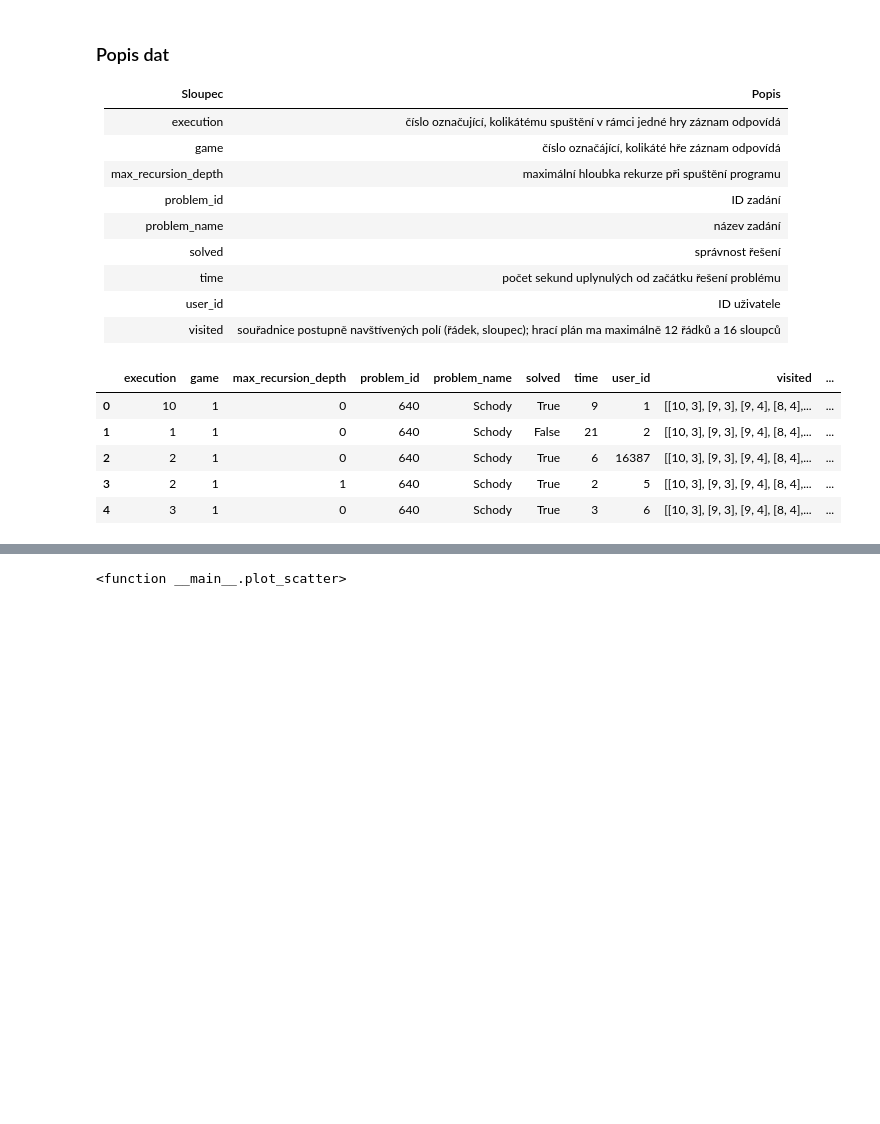
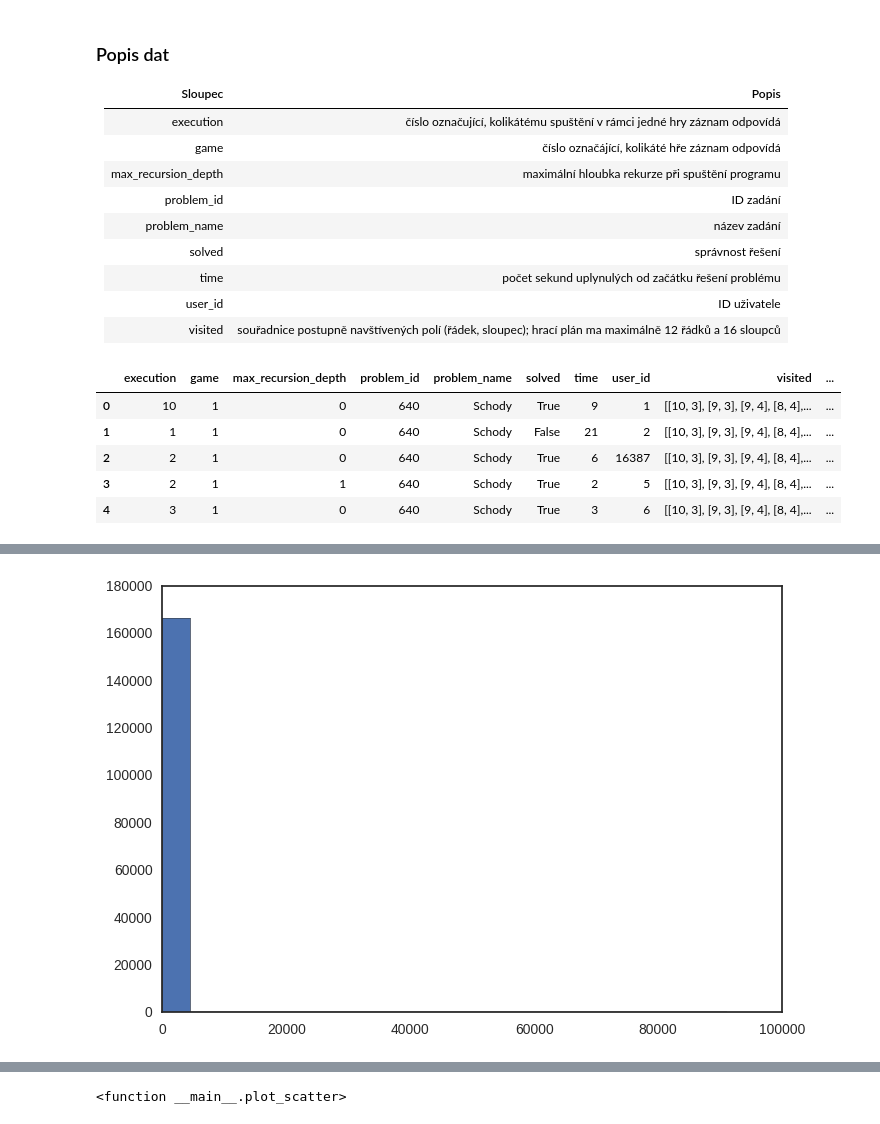
Before and after one commit to adaptive-learning/data-science-workshop, a Jupyter notebook: workshop.ipynb, the cells around one changed output, grey strips where cells are left out. Drawn from its saved outputs; the diff is of its cells as text; code cells hidden in the pictures; blank space fills up the shorter version.

```diff
--- a/workshop.ipynb
+++ b/workshop.ipynb
@@ -101,0 +115,5 @@ problems.head()
+# %%
+plt.hist(programs['time'], bins=20)
+plt.show()
+# %% [output]
+[figure, added]
```
Also changed, not shown: parts of 18 cells of this notebook.
